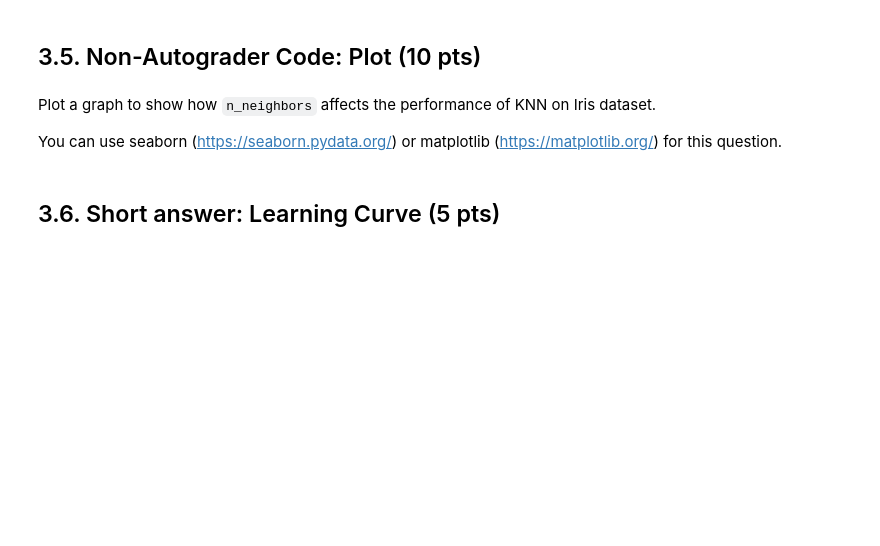
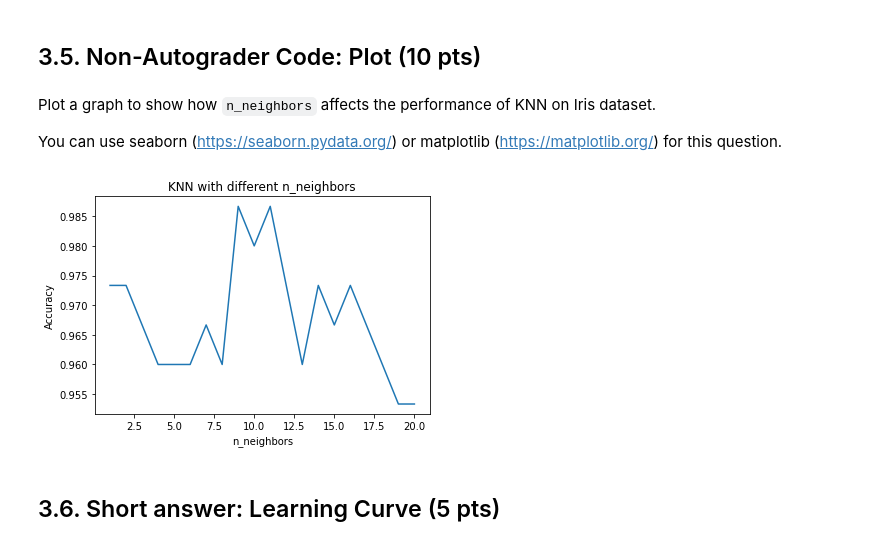
Before and after one commit to tnikas/CS541, a Jupyter notebook: PSets/ps1.ipynb, the cells around one changed output. Drawn from its saved outputs; the diff is of its cells as text; code cells hidden in the pictures; blank space fills up the shorter version.

```diff
--- a/PSets/ps1.ipynb
+++ b/PSets/ps1.ipynb
@@ -434,16 +458,16 @@ def question_6(X_train: np.array, y_train: np.array, n_neighbors: int, metric: s
         return a trained Sklearn's KNN model
     """
     # Write your code in this block -----------------------------------------------------------
-
-
+    model = neighbors.KNeighborsClassifier(n_neighbors=n_neighbors, metric=metric)
+    model.fit(X_train, y_train)
 
 
     # End of your code ------------------------------------------------------------------------
     return model
 
 ## Test your function
-model = question_6(X_train, y_train, n_neighbors = 3, metric="cosine")
-model_biased = question_6(X_train_biased, y_train_biased, n_neighbors = 3, metric="cosine")
+model = question_6(X_train, y_train, n_neighbors = 3, metric="euclidean")
+model_biased = question_6(X_train_biased, y_train_biased, n_neighbors = 3, metric="euclidean")
 # %% [markdown]
 ## 3.2. Code: Accuracy score (5 pts)
 # %% [markdown]
@@ -531,29 +563,43 @@ You can use seaborn (https://seaborn.pydata.org/) or matplotlib (https://matplot
 # %%
 from typing import List
 import matplotlib
 import matplotlib.pyplot as plt
 import seaborn as sns
 
 def question_10(X: np.ndarray, y: np.ndarray, n_neighbors_list: List[int], k: int)-> None:
     """
          X: features, shape of (N, 4), where N is the number of samples
          y: labels, shape of (N, )
          n_neighbors_list: list of `n_neighbors`
          k: the number of folder in k-fold CV
     """
 
     # Write your code in this block -----------------------------------------------------------
 
+    cv_accuracies = []
+    for n_neighbors in n_neighbors_list:
+        model = neighbors.KNeighborsClassifier(n_neighbors=n_neighbors)
+        cv_accuracy = cross_val_score(model, X, y, cv=k)
+        avg_accuracy = np.mean(cv_accuracy)
+        cv_accuracies.append(avg_accuracy)
+
+    plt.plot(n_neighbors_list, cv_accuracies)
+    plt.xlabel('n_neighbors')
+    plt.ylabel('Accuracy')
+    plt.title('KNN with different n_neighbors')
+    plt.show()
 
     # End of your code ------------------------------------------------------------------------
 
     return None
 
 
 ## test your function. Your function should plot a similar graph as shown below.
 n_neighbors_list = list(range(1,21))
 k=3
 question_10(X, y, n_neighbors_list, k)
+# %% [output]
+[figure, added]
 # %% [markdown]
 ## 3.6. Short answer: Learning Curve (5 pts)
 # %%
```
Also changed, not shown: parts of 19 cells of this notebook, 1 other file.
